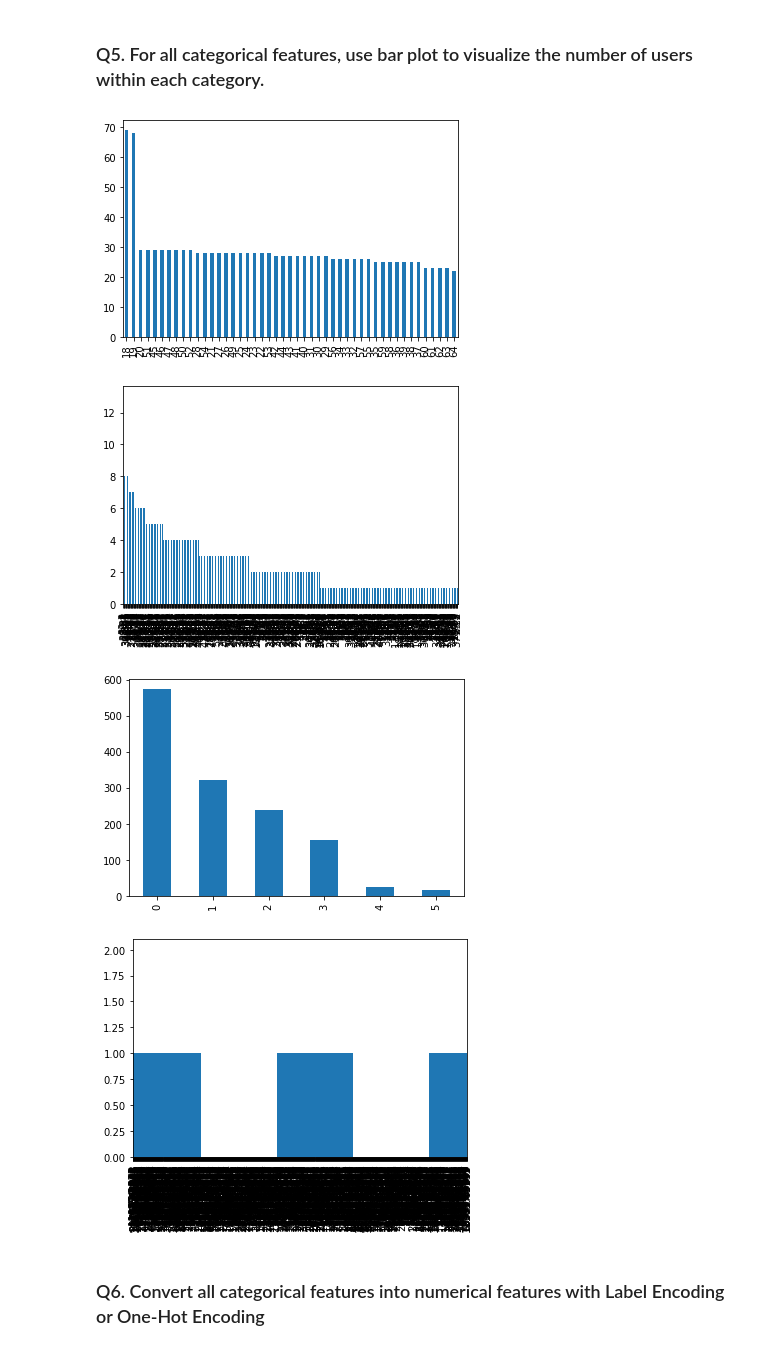
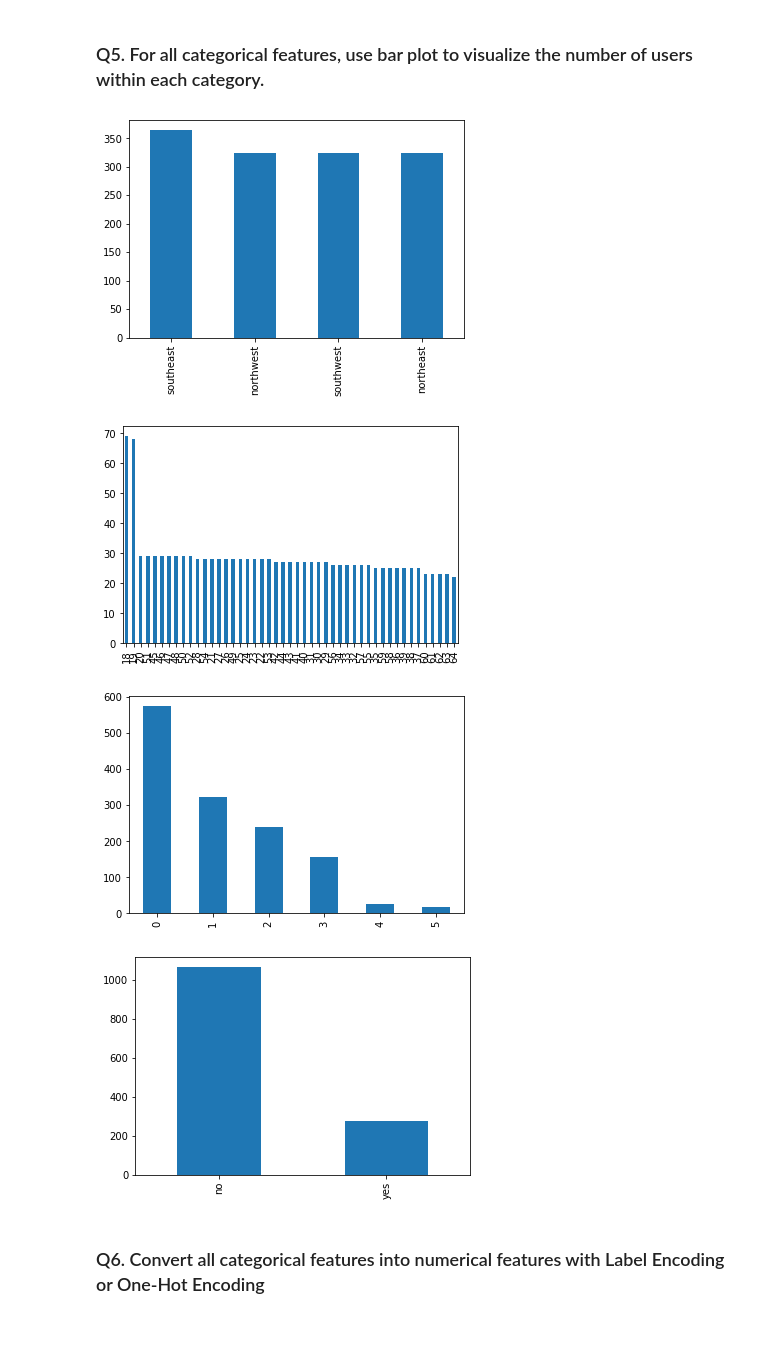
Before and after one commit to Terence21/cis3715, a Jupyter notebook: Lab3/Lab3_data_preprocessing.ipynb, the cells around one changed output. Saved outputs shown, nothing was run; the diff lists cells and outputs as text; code cells hidden in the pictures.

```diff
--- a/Lab3/Lab3_data_preprocessing.ipynb
+++ b/Lab3/Lab3_data_preprocessing.ipynb
@@ -78,20 +78,20 @@ correlation.style.background_gradient()
 # %% [markdown]
 ### Q5. For all categorical features, use bar plot to visualize the number of users within each category.
 # %%
+data['region'].value_counts().plot(kind= 'bar')
+plt.show()
 data['age'].value_counts().plot(kind= 'bar')
-plt.show()
-data['bmi'].value_counts().plot(kind= 'bar')
 plt.show()
 data['children'].value_counts().plot(kind= 'bar')
 plt.show()
-data['charges'].value_counts().plot(kind= 'bar')
+data['smoker'].value_counts().plot(kind= 'bar')
 plt.show()
 # your code
 # %% [output]
-[figure, old version]
+[figure, new version]
-[figure, old version]
+[figure, new version]
 [figure]
-[figure, old version]
+[figure, new version]
 # %% [markdown]
 ### Q6. Convert all categorical features into numerical features with Label Encoding or One-Hot Encoding
 # %%
```
Also changed, not shown: parts of 4 cells of this notebook, 2 other files.
